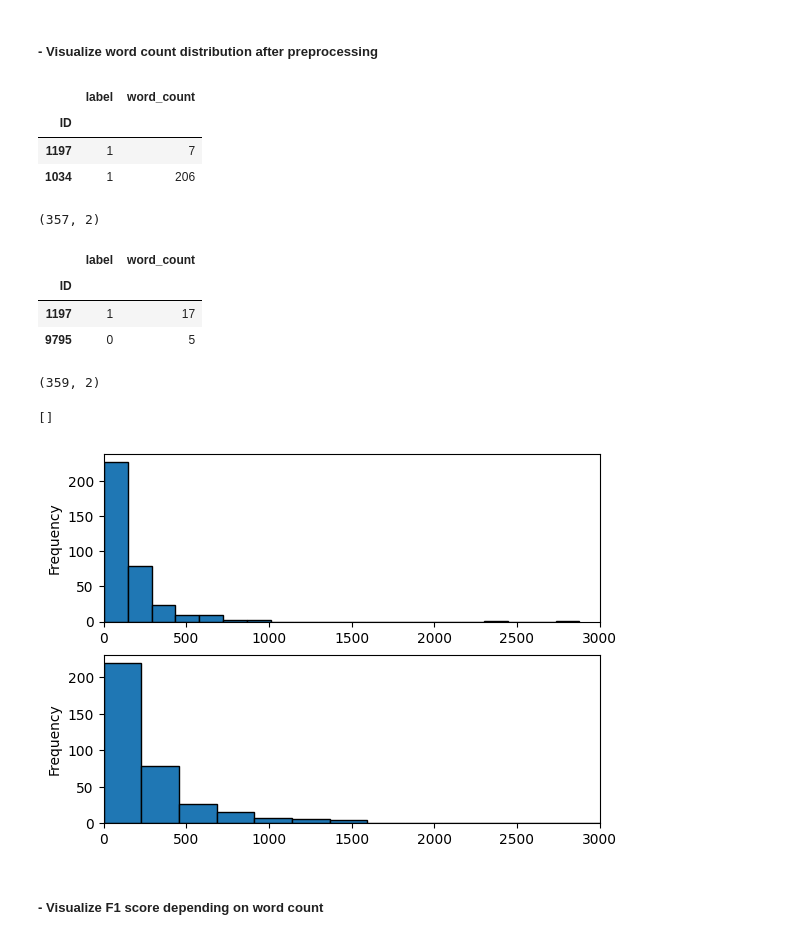
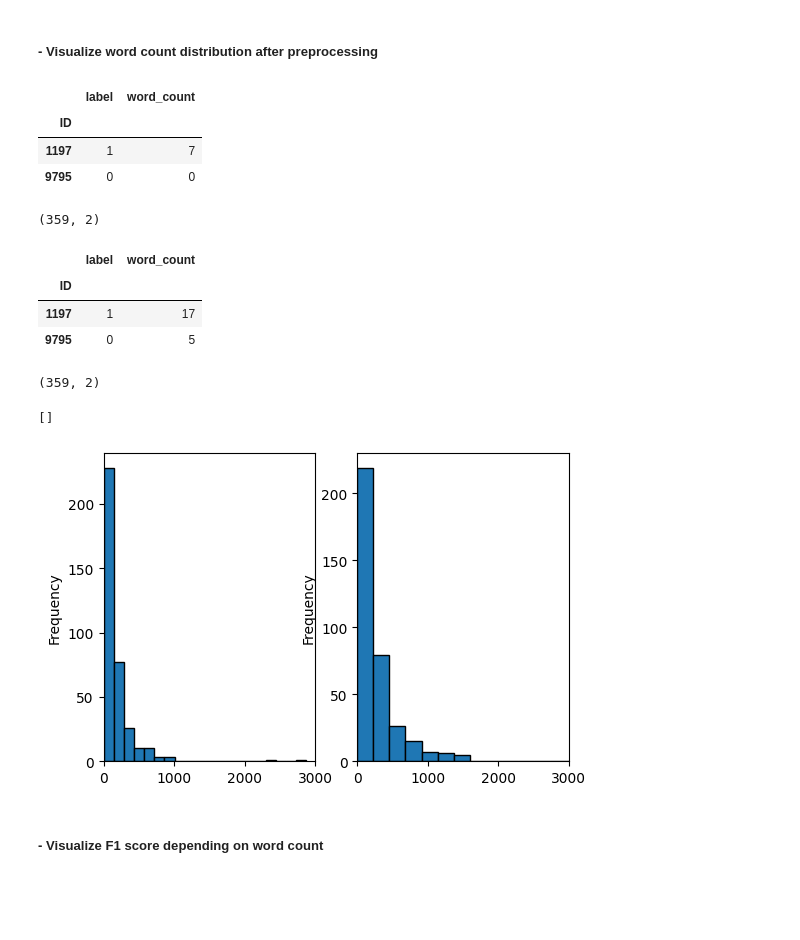
Before and after one commit to himayla/fake_news, a Jupyter notebook: visualization.ipynb, the cells around one changed output. Cells and saved outputs as stored; diff of their text form; code cells hidden in the pictures; blank space fills up the shorter version.

Commit message:
text length vis

```diff
--- a/visualization.ipynb
+++ b/visualization.ipynb
@@ -17,27 +17,28 @@ labels = {'accuracy': 'A', 'precision': 'P', 'recall': 'R', 'f1': 'F1'}
 ##### - Visualize word count distribution after preprocessing
 # %%
 # Load baseline test data
-path_to_baseline = "pipeline/text-based/data/text-based-test.csv"
-df_baseline = pd.read_csv(path_to_baseline, usecols=['ID','text', 'label'],index_col='ID', nrows=359).dropna()
+path_to_baseline = "pipeline/text-based/data/test.csv"
+df_baseline = pd.read_csv(path_to_baseline, usecols=['ID','text', 'label'],index_col='ID', nrows=359)
+
+df_baseline['text'] = df_baseline['text'].fillna('') # Replace np.NaN with empty strings
 df_baseline["label"] = df_baseline["label"].map({"FAKE": 0, "REAL": 1})
 
 # 1. Add column with number of words
 df_baseline['word_count'] = df_baseline['text'].str.split().apply(len)
 df_baseline.drop('text', axis=1, inplace=True)
 
-
 display(df_baseline.head(2))
 print(df_baseline.shape)
 # %% [output]
 |  | label | word_count |
 | ID |  |  |
 | 1197 | 1 | 7 |
-| 1034 | 1 | 206 |
+| 9795 | 0 | 0 |
-(357, 2)
+(359, 2)
 # %%
 # Load test arg-bassd data
 path_to_arg = "pipeline/argumentation-based/argumentation structure/dolly/test.csv"
-df_arg = pd.read_csv(path_to_arg, index_col='ID', usecols=['ID', 'text', 'label'], nrows=359)
+df_arg = pd.read_csv(path_to_arg, index_col='ID', usecols=['ID', 'text', 'label'], nrows=359).dropna()
 df_arg["label"] = df_arg["label"].map({"FAKE": 0, "REAL": 1})
 
 # 1. Add column with number of words
@@ -53,18 +54,16 @@ print(df_arg.shape)
 | 9795 | 0 | 5 |
 (359, 2)
 # %%
-# Arg plot distribution lengths
-fig, ax = plt.subplots(2, 1)
-# Plot distribution baseline
+fig, ax = plt.subplots(1, 2, figsize=(6, 4))
+
 df_baseline['word_count'].plot(kind='hist', bins=20, edgecolor='black', ax=ax[0])
-# plt.xlim(0, 12000)
 df_arg['word_count'].plot(kind='hist', bins=20, ax=ax[1], edgecolor='black')
-ax[0].set_xlim(0, 3000)  # Set the X-axis limits for the first subplot
-ax[1].set_xlim(0, 3000)  # Set the X-axis limits for the second subplot
+ax[0].set_xlim(0, 3000)
+ax[1].set_xlim(0, 3000)
 plt.plot()
 # %% [output]
 []
-[figure, old version]
+[figure, new version]
 # %% [markdown]
 ##### - Visualize F1 score depending on word count
 # %% [markdown]
```
Also changed, not shown: parts of 24 cells of this notebook, 9 other files.
